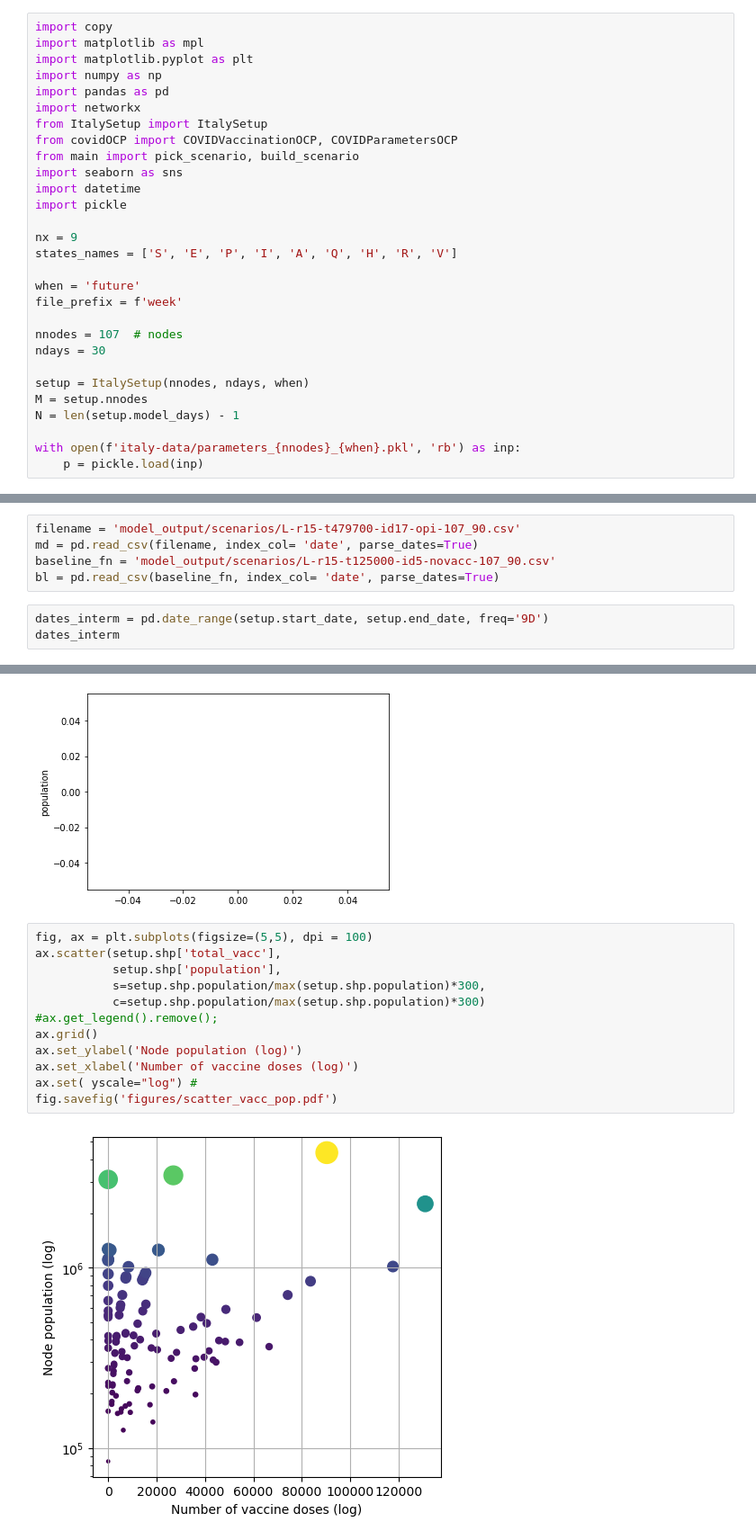
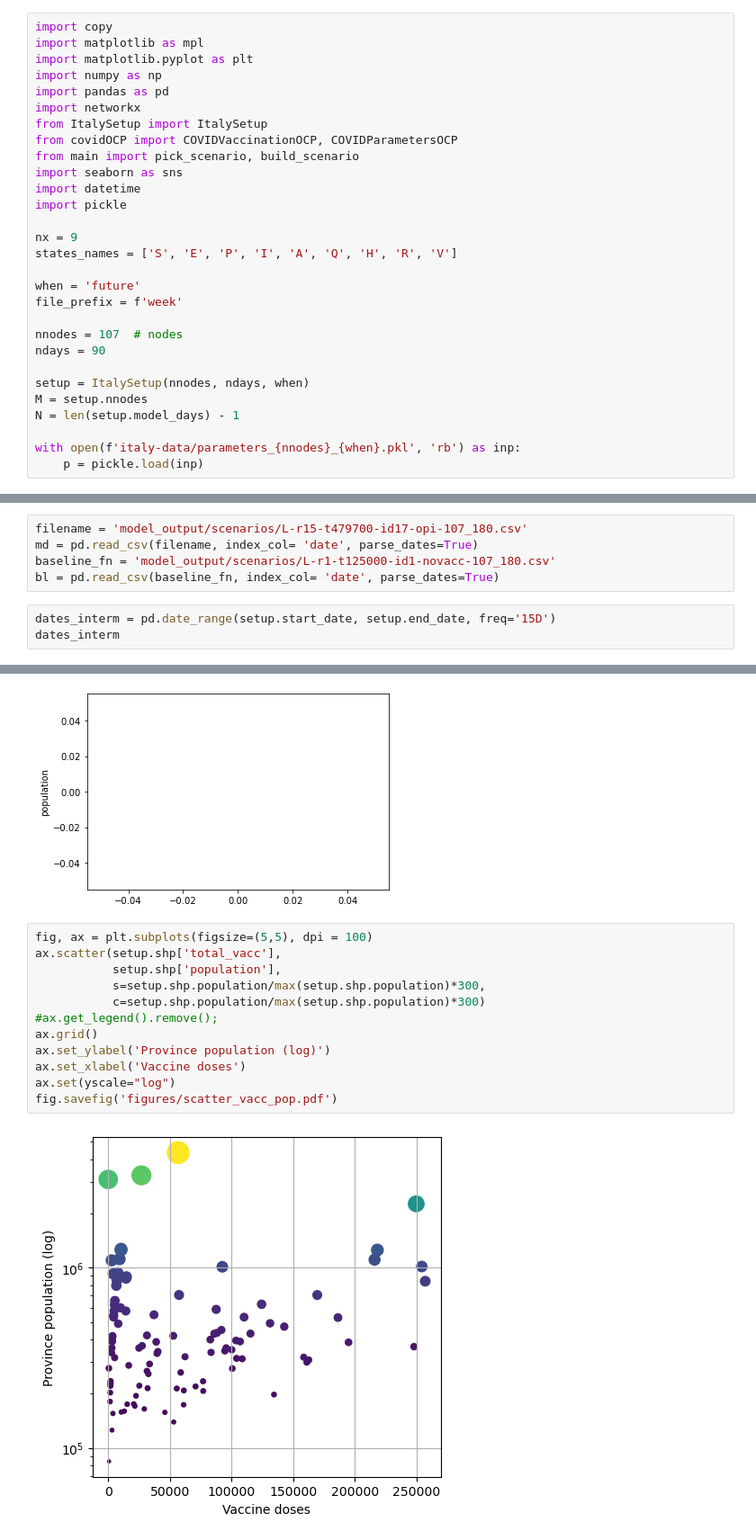
Before and after one commit to jcblemai/COVID-19_italy-vaccination-oc, a Jupyter notebook: analysis_opt.ipynb, the cells around one changed output, grey strips where cells are left out. Shown: that part at 90% size. Drawn from its saved outputs; the diff is of its cells as text.

```diff
--- a/analysis_opt.ipynb
+++ b/analysis_opt.ipynb
@@ -21,7 +21,7 @@ when = 'future'
 file_prefix = f'week'
 
 nnodes = 107  # nodes
-ndays = 30
+ndays = 90
 
 setup = ItalySetup(nnodes, ndays, when)
 M = setup.nnodes
@@ -32,11 +32,11 @@ with open(f'italy-data/parameters_{nnodes}_{when}.pkl', 'rb') as inp:
 # %% [output]
 Loaded Italy Setup with 107 nodes.
 # %%
-filename = 'model_output/scenarios/L-r15-t479700-id17-opi-107_90.csv'
+filename = 'model_output/scenarios/L-r15-t479700-id17-opi-107_180.csv'
 md = pd.read_csv(filename, index_col= 'date', parse_dates=True)
-baseline_fn = 'model_output/scenarios/L-r15-t125000-id5-novacc-107_90.csv'
+baseline_fn = 'model_output/scenarios/L-r1-t125000-id1-novacc-107_180.csv'
 bl = pd.read_csv(baseline_fn, index_col= 'date', parse_dates=True)
 # %%
-dates_interm = pd.date_range(setup.start_date, setup.end_date, freq='9D')
+dates_interm = pd.date_range(setup.start_date, setup.end_date, freq='15D')
 dates_interm
 # %% [output]
@@ -185,17 +195,17 @@ ax.get_legend().remove();
 # %%
 fig, ax = plt.subplots(figsize=(5,5), dpi = 100)
 ax.scatter(setup.shp['total_vacc'],
            setup.shp['population'],
            s=setup.shp.population/max(setup.shp.population)*300,
            c=setup.shp.population/max(setup.shp.population)*300)
 #ax.get_legend().remove();
 ax.grid()
-ax.set_ylabel('Node population (log)')
-ax.set_xlabel('Number of vaccine doses (log)')
-ax.set( yscale="log") #
+ax.set_ylabel('Province population (log)')
+ax.set_xlabel('Vaccine doses')
+ax.set(yscale="log")
 fig.savefig('figures/scatter_vacc_pop.pdf')
 # %% [output]
-[figure, old version]
+[figure, new version]
 # %%
 fig, ax = plt.subplots(figsize=(5,5), dpi = 100)
 ax.scatter(setup.shp['total_vacc']/setup.shp['population'],
```
Also changed, not shown: parts of 12 cells of this notebook, 4 other files.
